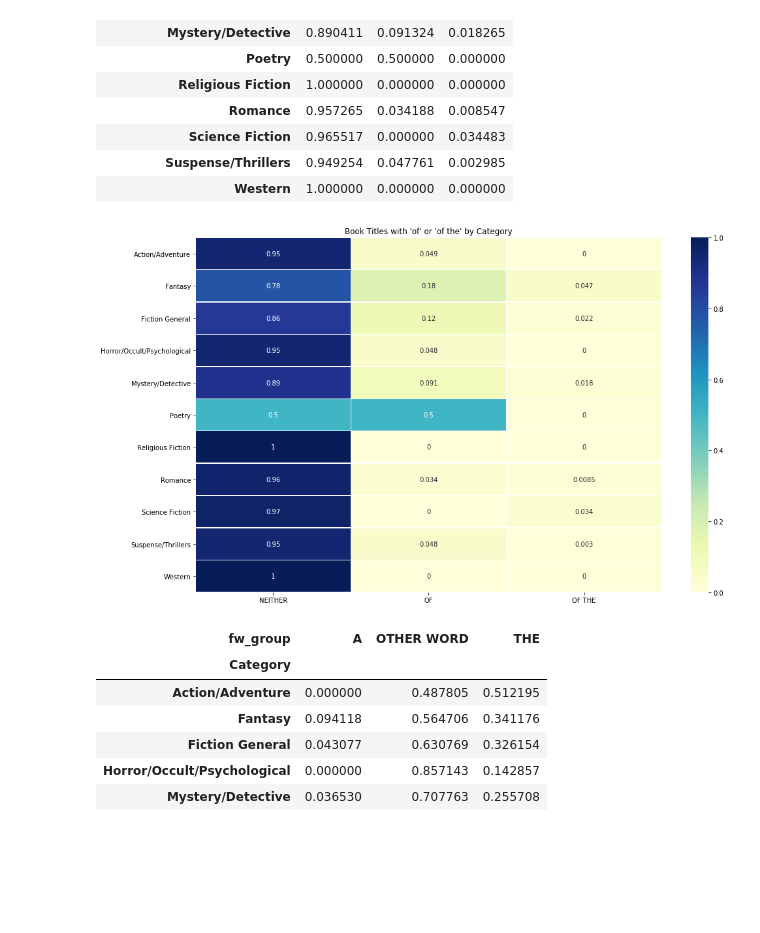
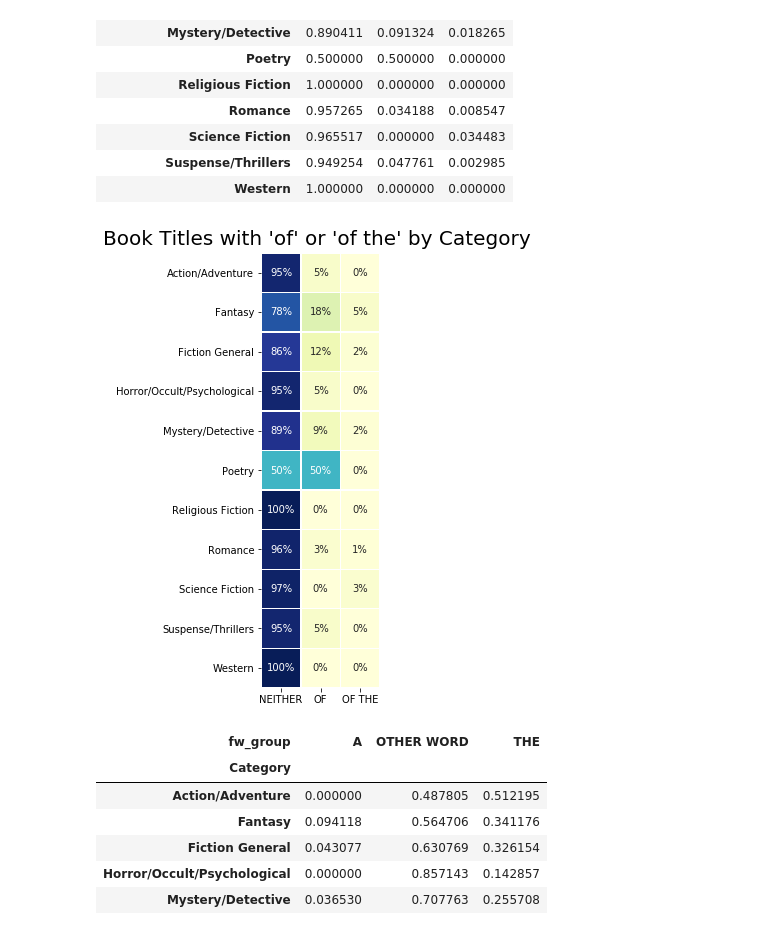
Before and after one commit to krsmith/DS1-Sprint1-Project-NYTimesBooks, a Jupyter notebook: Books_2.ipynb, the cells around one changed output. Cells and saved outputs as stored; diff of their text form; code cells hidden in the pictures; blank space fills up the shorter version.

Commit message:
Cleaned up visualizations

```diff
--- a/Books_2.ipynb
+++ b/Books_2.ipynb
@@ -344,7 +353,12 @@ fiction.loc[(fiction['Author_NY'].str.contains('James Patterson')), 'Author_NY']
 # Clean up messy characters
 fiction['Title_NY'] = fiction['Title_NY'].str.replace('&#39;',"'")
 
+#Add column with first word of Book Title
+fiction['first_word'] = fiction.Title_NY.str.split().str.get(0)
+
 # Add column for Title containing "of" or "of the"
+fiction['of'] = ''
+
 conditions = [
     (fiction['Title_NY'].str.contains('OF THE')),
     (fiction['Title_NY'].str.contains('OF')) & (fiction['of'] != 'OF THE'),
@@ -354,6 +368,8 @@ choices = ['OF THE','OF', 'NEITHER']
 fiction['of'] = np.select(conditions, choices, default='')
 
 # Add column for Title starting with 'the' or 'a'
+fiction['fw_group'] = ''
+
 conditions = [
     (fiction['first_word'] == 'THE'),
     (fiction['first_word'] == 'A'),
@@ -362,7 +378,8 @@ choices = ['THE','A','OTHER WORD']
 
 fiction['fw_group'] = np.select(conditions, choices, default='')
 
-fiction.head()
+
+fiction.head(15)
 # %% [output]
 |  | date | isbn | Author | Category | Author_NY | Title_NY | author_gender | number | yearMonth | year | ... |
 | 0 | 2008-06-08 | 0553807056 | KOONTZ DEAN R. | Suspense/Thrillers | Dean R Koontz | ODD HOURS | male | 1 | 2008-06 | 2008 | ... |
@@ -554,15 +659,17 @@ new_ct
 | Suspense/Thrillers | 0.949254 | 0.047761 | 0.002985 |
 | Western | 1.000000 | 0.000000 | 0.000000 |
 # %%
-fig, ax = plt.subplots(figsize=(16,10))
+fig, ax = plt.subplots(figsize=(10,8))
 
-sns.heatmap(new_ct,annot=True,cmap="YlGnBu",ax=ax,linewidths=.5,vmin=0,vmax=1)
+sns.heatmap(new_ct,annot=True,cmap="YlGnBu",linewidths=.3,vmin=0,vmax=1,
+            fmt='.0%',cbar=False,square=True)
 
-plt.title("Book Titles with 'of' or 'of the' by Category")
+plt.text(-4,-.2,s="Book Titles with 'of' or 'of the' by Category",fontsize=20)
+
 plt.xlabel('')
 plt.ylabel('');
 # %% [output]
-[figure, old version]
+[figure, new version]
 # %%
 new_fw = pd.crosstab(new_fiction['Category'],new_fiction['fw_group'],normalize='index')
 new_fw
```
Also changed, not shown: parts of 33 cells of this notebook.
